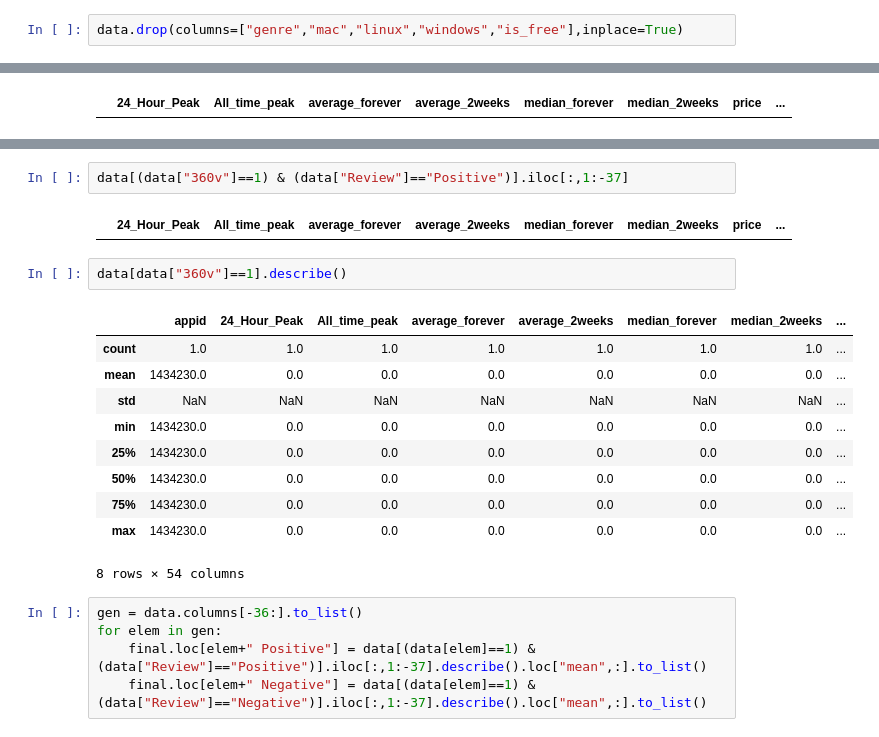
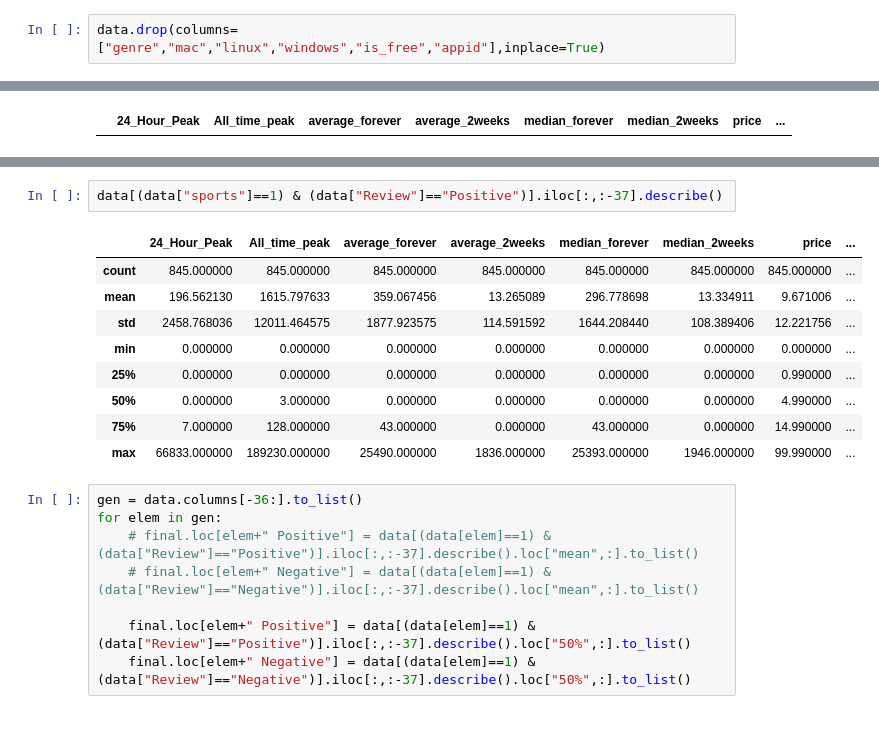
Before and after one commit to trevormoon/ASAC_ml_project, a Jupyter notebook: web_crawling/CGW/report/report.ipynb, the cells around one changed output, grey strips where cells are left out. Cells and saved outputs as stored; diff of their text form.

```diff
--- a/web_crawling/CGW/report/report.ipynb
+++ b/web_crawling/CGW/report/report.ipynb
@@ -94,4 +94,4 @@ Index(['360v', 'accounting', 'action', 'actiongames', 'adventure', 'animation',
        'utilities', 'videoproduction', 'violent', 'webpublishing'],
       dtype='object')
 # %%
-data.drop(columns=["genre","mac","linux","windows","is_free"],inplace=True)
+data.drop(columns=["genre","mac","linux","windows","is_free","appid"],inplace=True)
@@ -112,25 +163,23 @@ True
 # %%
-data[(data["360v"]==1) & (data["Review"]=="Positive")].iloc[:,1:-37]
+data[(data["sports"]==1) & (data["Review"]=="Positive")].iloc[:,:-37].describe()
 # %% [output]
 |  | 24_Hour_Peak | All_time_peak | average_forever | average_2weeks | median_forever | median_2weeks | price | ... |
+| count | 845.000000 | 845.000000 | 845.000000 | 845.000000 | 845.000000 | 845.000000 | 845.000000 | ... |
+| mean | 196.562130 | 1615.797633 | 359.067456 | 13.265089 | 296.778698 | 13.334911 | 9.671006 | ... |
+| std | 2458.768036 | 12011.464575 | 1877.923575 | 114.591592 | 1644.208440 | 108.389406 | 12.221756 | ... |
+| min | 0.000000 | 0.000000 | 0.000000 | 0.000000 | 0.000000 | 0.000000 | 0.000000 | ... |
+| 25% | 0.000000 | 0.000000 | 0.000000 | 0.000000 | 0.000000 | 0.000000 | 0.990000 | ... |
+| 50% | 0.000000 | 3.000000 | 0.000000 | 0.000000 | 0.000000 | 0.000000 | 4.990000 | ... |
+| 75% | 7.000000 | 128.000000 | 43.000000 | 0.000000 | 43.000000 | 0.000000 | 14.990000 | ... |
+| max | 66833.000000 | 189230.000000 | 25490.000000 | 1836.000000 | 25393.000000 | 1946.000000 | 99.990000 | ... |
-# %%
-data[data["360v"]==1].describe()
-# %% [output]
-|  | appid | 24_Hour_Peak | All_time_peak | average_forever | average_2weeks | median_forever | median_2weeks | ... |
-| count | 1.0 | 1.0 | 1.0 | 1.0 | 1.0 | 1.0 | 1.0 | ... |
-| mean | 1434230.0 | 0.0 | 0.0 | 0.0 | 0.0 | 0.0 | 0.0 | ... |
-| std | NaN | NaN | NaN | NaN | NaN | NaN | NaN | ... |
-| min | 1434230.0 | 0.0 | 0.0 | 0.0 | 0.0 | 0.0 | 0.0 | ... |
-| 25% | 1434230.0 | 0.0 | 0.0 | 0.0 | 0.0 | 0.0 | 0.0 | ... |
-| 50% | 1434230.0 | 0.0 | 0.0 | 0.0 | 0.0 | 0.0 | 0.0 | ... |
-| 75% | 1434230.0 | 0.0 | 0.0 | 0.0 | 0.0 | 0.0 | 0.0 | ... |
-| max | 1434230.0 | 0.0 | 0.0 | 0.0 | 0.0 | 0.0 | 0.0 | ... |
-8 rows × 54 columns
 # %%
 gen = data.columns[-36:].to_list()
 for elem in gen:
-    final.loc[elem+" Positive"] = data[(data[elem]==1) & (data["Review"]=="Positive")].iloc[:,1:-37].describe().loc["mean",:].to_list()
-    final.loc[elem+" Negative"] = data[(data[elem]==1) & (data["Review"]=="Negative")].iloc[:,1:-37].describe().loc["mean",:].to_list()
+    # final.loc[elem+" Positive"] = data[(data[elem]==1) & (data["Review"]=="Positive")].iloc[:,:-37].describe().loc["mean",:].to_list()
+    # final.loc[elem+" Negative"] = data[(data[elem]==1) & (data["Review"]=="Negative")].iloc[:,:-37].describe().loc["mean",:].to_list()
+
+    final.loc[elem+" Positive"] = data[(data[elem]==1) & (data["Review"]=="Positive")].iloc[:,:-37].describe().loc["50%",:].to_list()
+    final.loc[elem+" Negative"] = data[(data[elem]==1) & (data["Review"]=="Negative")].iloc[:,:-37].describe().loc["50%",:].to_list()
 # %%
 final
 # %% [output]
```
Also changed, not shown: parts of 9 cells of this notebook, 13 other files.
